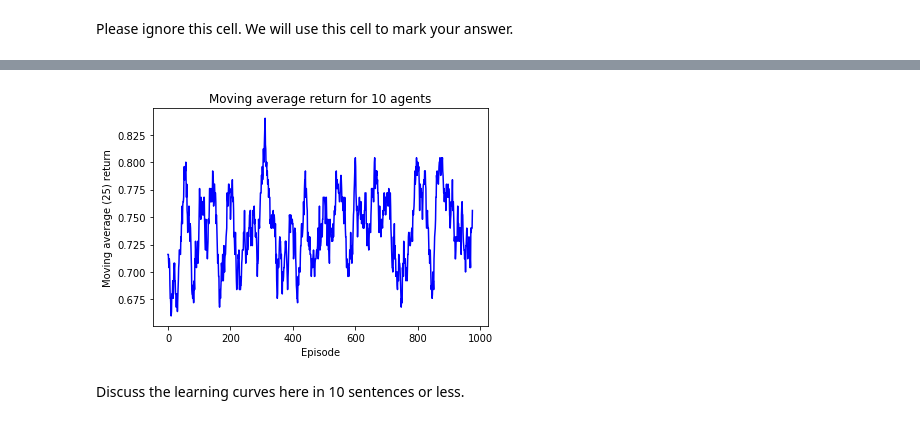
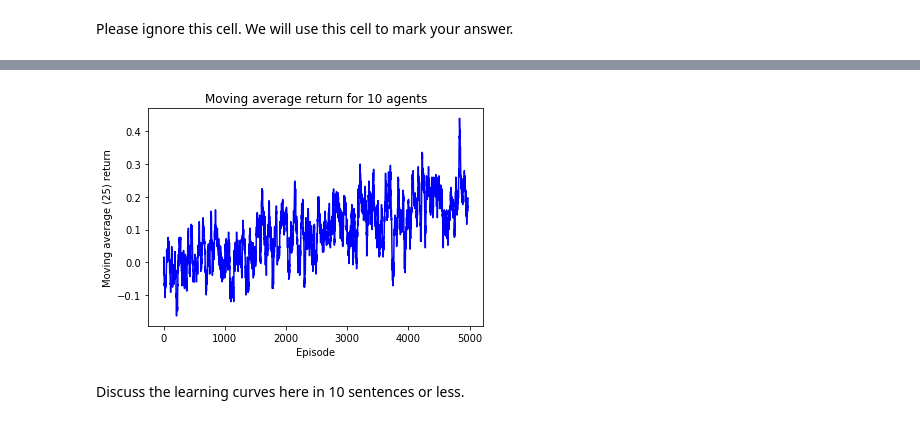
Before and after one commit to edjeffery/Blackjack_and_TicTacToe, a Jupyter notebook: rlc2_blackjack_tictactoe.ipynb, the cells around one changed output, grey strips where cells are left out. Drawn from its saved outputs; the diff is of its cells as text; code cells hidden in the pictures.

```diff
--- a/rlc2_blackjack_tictactoe.ipynb
+++ b/rlc2_blackjack_tictactoe.ipynb
@@ -240,18 +240,18 @@ import random
 
 class Tictactoe():
 
-    def __init__(self):
+    def __init__(self, board):
         self.players = {"O": 1, "X": 2}
         self.winners = np.array([
             [0, 1, 2], [3, 4, 5], [6, 7, 8],
             [0, 3, 6], [1, 4, 7], [2, 5, 8],
             [0, 4, 8], [2, 4, 6]
             ])
-        self.board = self.create_board()
+        self.board = np.copy(board)
         self.winner = None
 
-    def create_board(self):
-        return np.zeros(9, dtype=int)
+    #def create_board(self):
+    #    return np.zeros(9, dtype=int)
 
     def print_board(self):
         b = np.reshape(self.board, (3,3))
@@ -314,7 +314,8 @@ import matplotlib.pyplot as plt
 
 
 def play():
-    env = Tictactoe()
+    board = np.zeros(9, dtype=int)
+    env = Tictactoe(board)
     r = RandomAgent()
     p = list(env.players.items())
     random.shuffle(p)
@@ -370,7 +371,6 @@ class QLearningAgent():
         self.alpha = alpha
         self.gamma = gamma
         self.epsilon = epsilon
-        self.Q = {}
         self.q = np.zeros((19683, 9))
         self.prev_state = None
         self.prev_q = 0.0
@@ -431,10 +431,10 @@ class QLearningAgent():
         else:
             max_next_Q = 0.0
         #print("qs:", qs, "\tMax q:", max_next_Q)
-        #print("Current Q:", self.Q.get((state, action), 0))
+        #print("Current Q:", self.q[s][action])
         #self.Q[(state, action)] = ((1 - self.alpha) * self.Q.get((state, action), 0)) + (self.alpha * (reward + self.gamma * max_next_Q))
         self.q[s][action] = ((1 - self.alpha) * self.q[s][action]) + (self.alpha * (reward + self.gamma * max_next_Q))
-        #print("Updated Q:", self.Q.get((state, action), 0))
+        #print("Updated Q:", self.q[s][action])
         #print(self.q[s])
 # %%
 ### Use this cell to produce the learning curve for Exercise 2b
@@ -719,14 +699,16 @@ import matplotlib.pyplot as plt
 %matplotlib inline
 
 
-def play(q_agent, random_agent, n_episodes):
+def play(q_agent, random_agent, n_episodes, board):
     for episode in range(n_episodes):
 
         reward = 0
-        env = Tictactoe()
+        board = np.copy(board)
+        env = Tictactoe(board)
         players = ["O", "X"]
         # Shuffle the players to get a random start
         random.shuffle(players)
+
 
         # If first player is the random agent, make a move
         if players[0] == "X":
@@ -734,15 +716,17 @@ def play(q_agent, random_agent, n_episodes):
             action = random_agent.choose_action(available_actions)
             env.make_move("X", action)
 
+        # Initialise s
+        state = np.copy(env.board)
+        #print(state)
+
         # Choose a
         available_actions = env.get_available_actions()
         action = sarsa_agent.choose_action(available_actions, state)
 
         while not env.is_finished():
-            state = np.copy(env.board)
-            #print(state)
 
-            # Q-learning agent makes a move
+            # Sarda-learning agent makes a move
             env.make_move("O", action)
             # Observe new state
             new_state = np.copy(env.board)
@@ -750,23 +734,31 @@ def play(q_agent, random_agent, n_episodes):
             if env.is_finished():
                 reward = env.get_reward()
                 reward_array[episode] += reward
+            else:
 
-            # Random agent makes a move
+                # Random agent makes a move
+                available_actions = env.get_available_actions()
+                chosen_action = random_agent.choose_action(available_actions)
+                env.make_move("X", chosen_action)
+                # Observe new state
+                new_state = np.copy(env.board)
+                #print(new_state)
+                if env.is_finished():
+                    reward = env.get_reward()
+                    reward_array[episode] += reward
+
+            # Choose a'
             available_actions = env.get_available_actions()
-            chosen_action = random_agent.choose_action(available_actions)
-            env.make_move("X", chosen_action)
-            # Observe new state
-            new_state = np.copy(env.board)
-            #print(new_state)
+            if not env.is_finished():
+                next_action = sarsa_agent.choose_action(available_actions, state)
+            else:
+                next_action = 0
 
-            if env.is_finished():
-                reward = env.get_reward()
-                reward_array[episode] += reward
+            #print(state, new_state, reward, action, next_action)
+            sarsa_agent.update(state, new_state, reward, action, next_action)
 
-            #available_actions = env.get_available_actions()
-            #print(state, new_state, reward, action, available_actions)
-            q_agent.update(state, new_state, reward, action, next_action)
-            #print("Q value:", q_agent.Q[(tuple(state), action)])
+            state = np.copy(new_state)
+            action = next_action
 
     Q_array.append(q_agent.q)
 
@@ -776,37 +768,37 @@ gamma = 1
 epsilon = 0.1
 #initial_Q = 0
 
-n_episodes = 1000
+n_episodes = 5000
 n_agents = 10
 
 reward_array = np.zeros(n_episodes)
 Q_array = []
 
 # Game loop for each agent
 for i in range(n_agents):
 
     random_agent = RandomAgent()
     sarsa_agent = SarsaAgent(alpha, gamma, epsilon)
-
-    play(q_agent, random_agent, n_episodes)
+    board = np.zeros(9, dtype=int)
+    play(q_agent, random_agent, n_episodes, board)
 
 
 # Moving average function is not mine and was taken from the following link:
 # https://stackoverflow.com/questions/14313510/how-to-calculate-moving-average-using-numpy
-def moving_average(a, n=25) :
+def moving_average(a, n=50) :
     ret = np.cumsum(a, dtype=float)
     ret[n:] = ret[n:] - ret[:-n]
     return ret[n - 1:] / n
 
 moving_average_array = moving_average(reward_array) / n_agents
 
 plt.plot(moving_average_array, color="blue", label="Average for 10 agents")
 plt.title("Moving average return for "+ str(n_agents) + " agents")
 plt.xlabel("Episode")
 plt.ylabel("Moving average (25) return")
 #plt.legend()
 plt.show()
 # %% [output]
-[figure, old version]
+[figure, new version]
 # %% [markdown]
 Discuss the learning curves here in 10 sentences or less.
```
Also changed, not shown: parts of 4 cells of this notebook.
